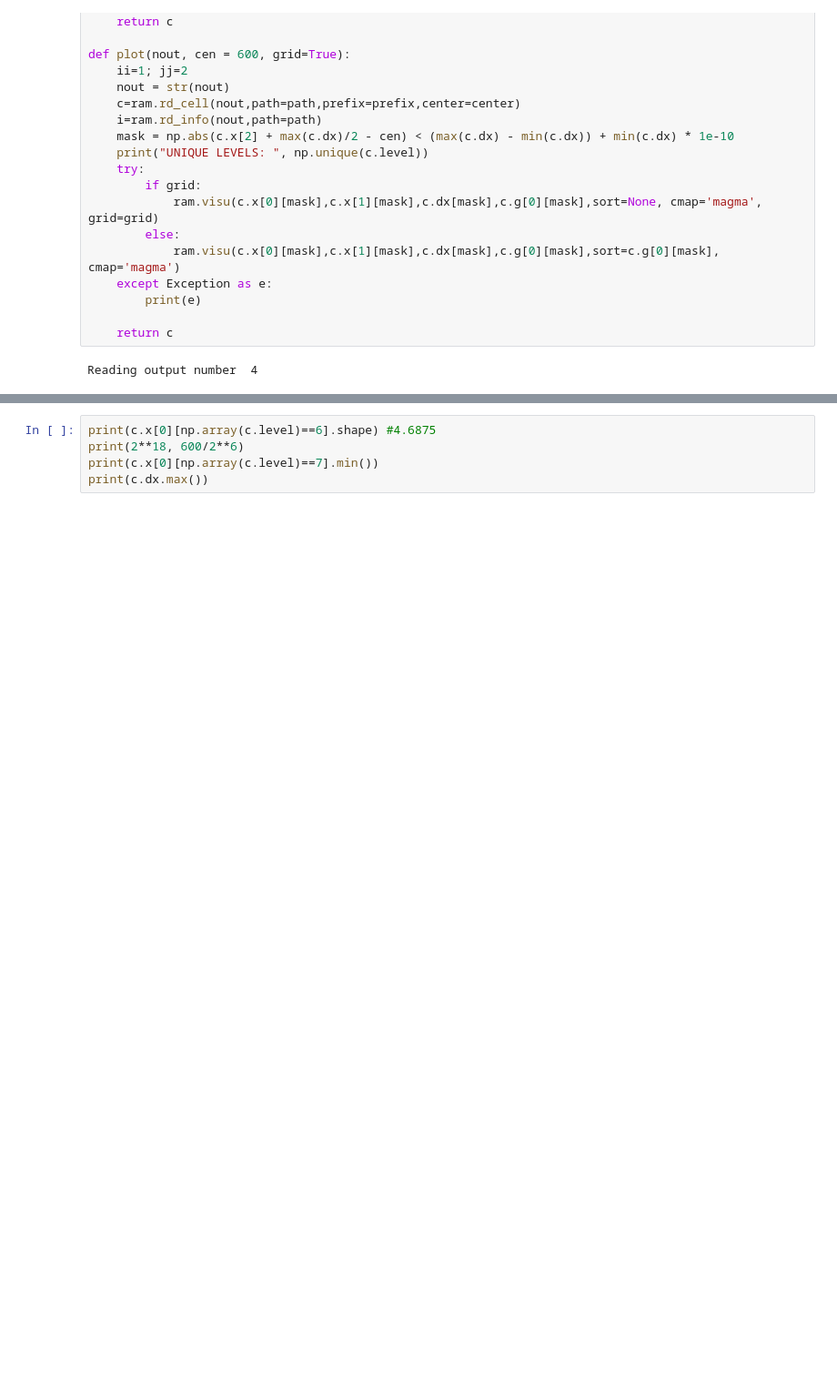
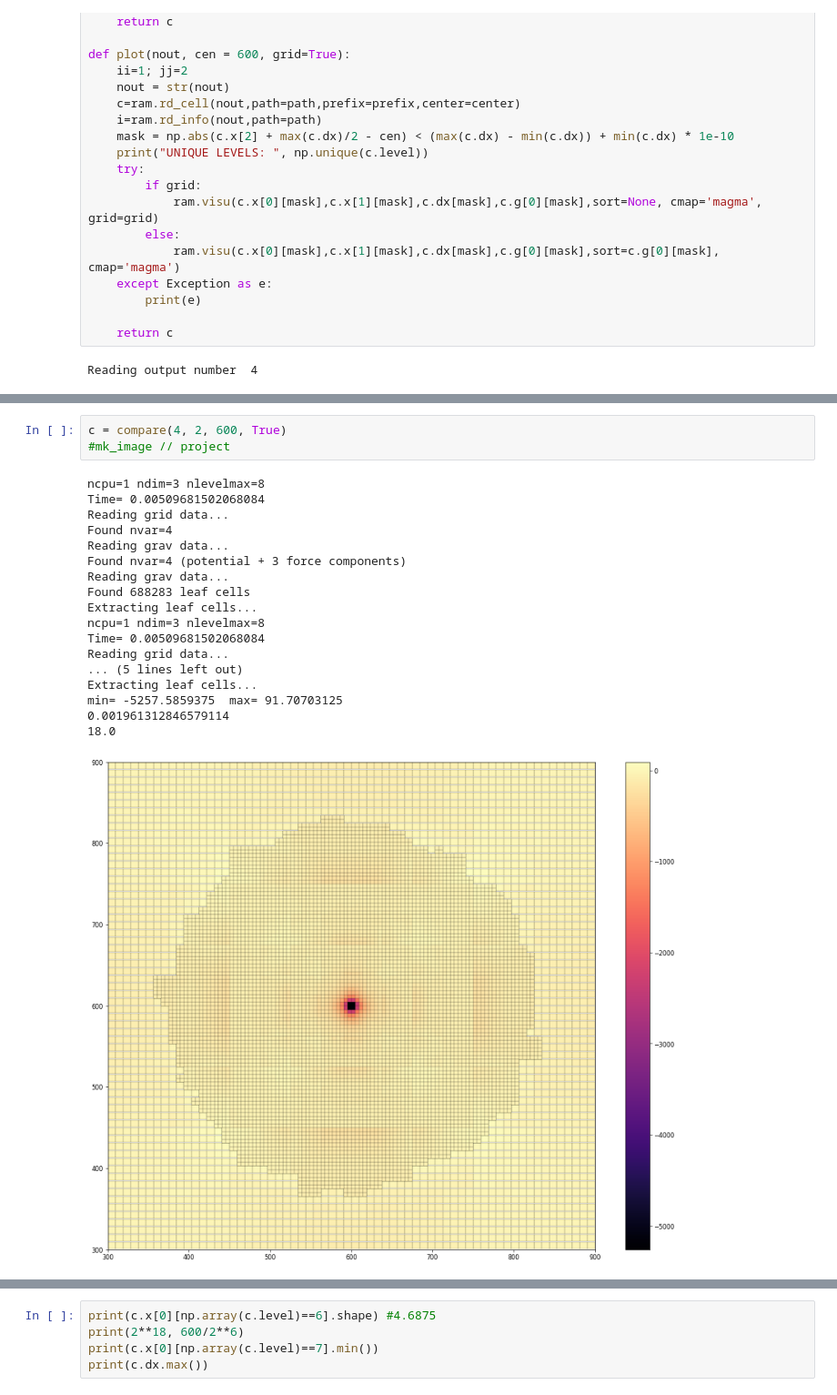
Before and after one commit to Byeol-Haneul/Ramses-FMM, a Jupyter notebook: analyze/amr.ipynb, the cells around one changed output, grey strips where cells are left out. Shown at 91% size. Saved outputs shown, nothing was run; the diff lists cells and outputs as text; blank space fills up the shorter version.

```diff
--- a/analyze/amr.ipynb
+++ b/analyze/amr.ipynb
@@ -101,0 +103,22 @@ min= -5257.5859375  max= 25.943359375
+# %%
+c = compare(4, 2, 600, True)
+#mk_image // project
+# %% [output]
+ncpu=1 ndim=3 nlevelmax=8
+Time= 0.00509681502068084
+Reading grid data...
+Found nvar=4
+Reading grav data...
+Found nvar=4 (potential + 3 force components)
+Reading grav data...
+Found 688283 leaf cells
+Extracting leaf cells...
+ncpu=1 ndim=3 nlevelmax=8
+Time= 0.00509681502068084
+Reading grid data...
+... (5 lines left out)
+Extracting leaf cells...
+min= -5257.5859375  max= 91.70703125
+0.001961312846579114
+18.0
+[figure, added]
```
Also changed, not shown: parts of 6 cells of this notebook, 1 other file.
